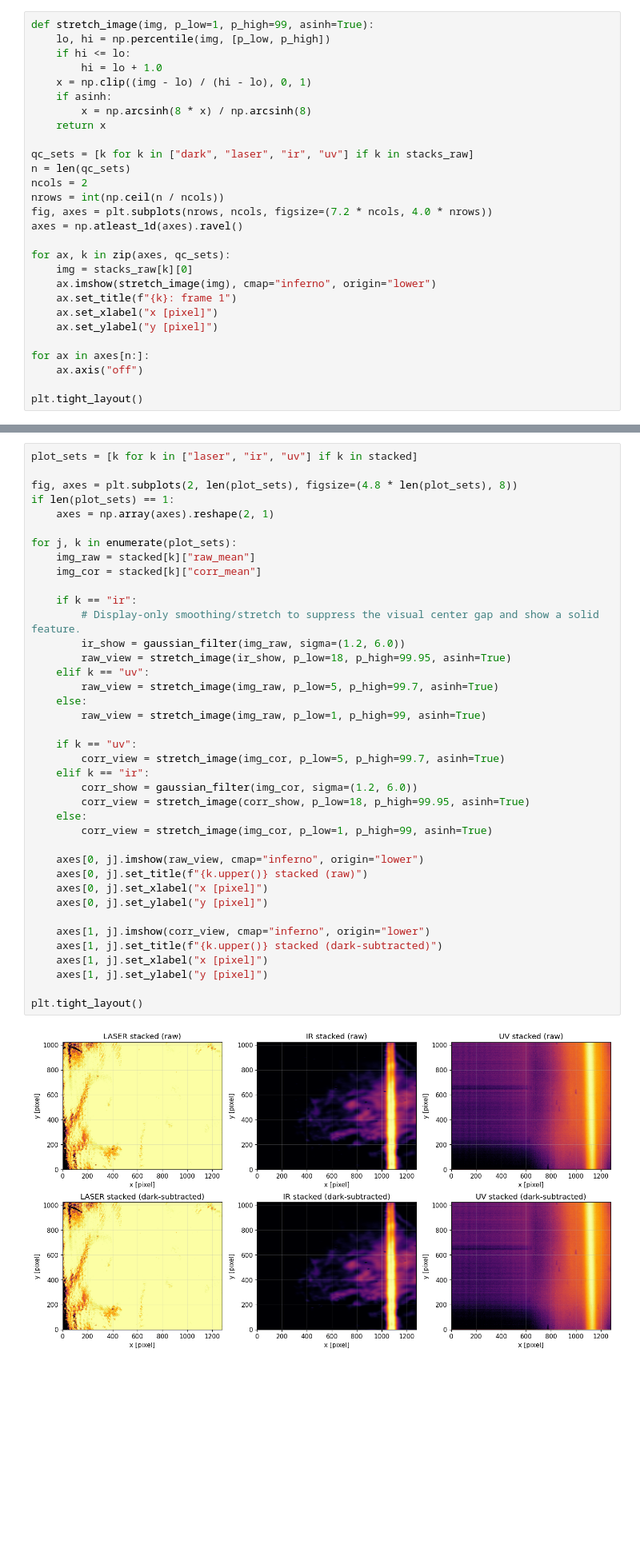
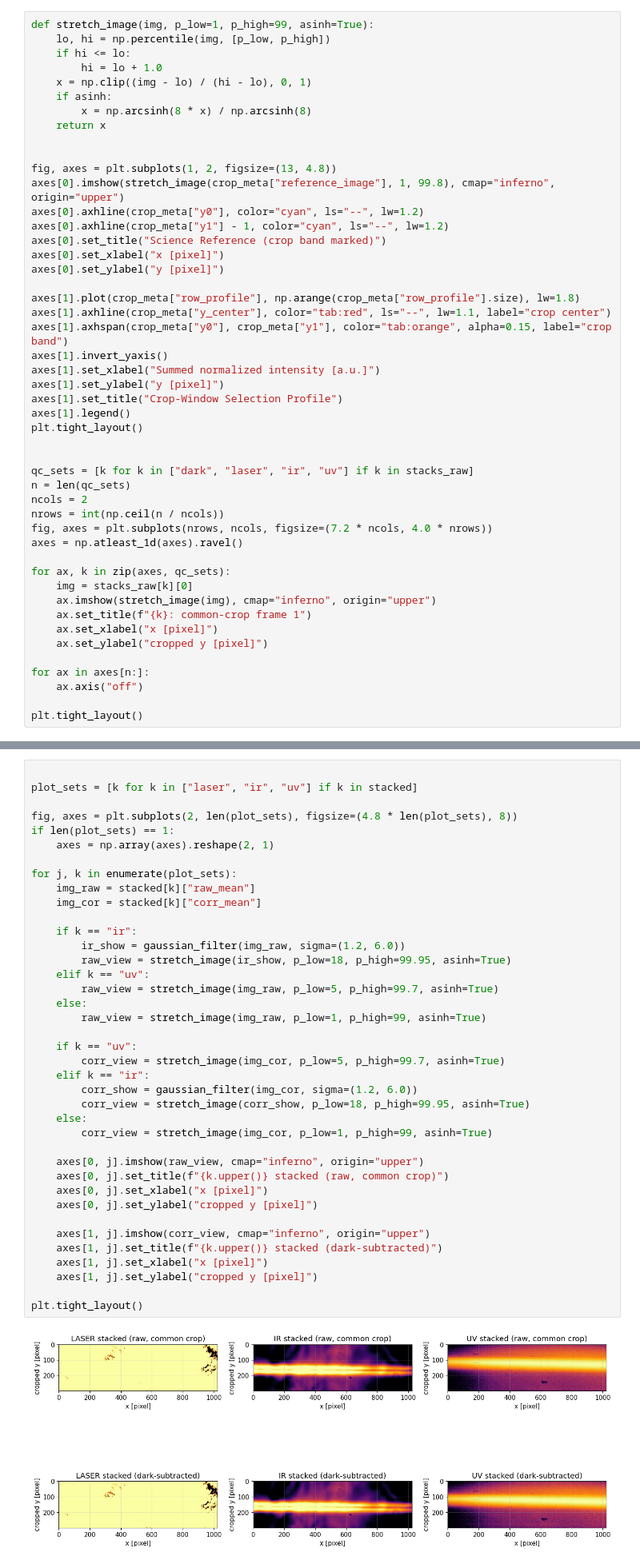
Before and after one commit to JensenDABHOY/Flatsat-Dissertation-Code, a Jupyter notebook: spectrometer_characterization_from_tiffs.ipynb, the cells around one changed output, grey strips where cells are left out. Shown at 80% size. Drawn from its saved outputs; the diff is of its cells as text; blank space fills up the shorter version.

```diff
--- a/spectrometer_characterization_from_tiffs.ipynb
+++ b/spectrometer_characterization_from_tiffs.ipynb
@@ -282,6 +271,26 @@ def stretch_image(img, p_low=1, p_high=99, asinh=True):
         x = np.arcsinh(8 * x) / np.arcsinh(8)
     return x
 
+
+fig, axes = plt.subplots(1, 2, figsize=(13, 4.8))
+axes[0].imshow(stretch_image(crop_meta["reference_image"], 1, 99.8), cmap="inferno", origin="upper")
+axes[0].axhline(crop_meta["y0"], color="cyan", ls="--", lw=1.2)
+axes[0].axhline(crop_meta["y1"] - 1, color="cyan", ls="--", lw=1.2)
+axes[0].set_title("Science Reference (crop band marked)")
+axes[0].set_xlabel("x [pixel]")
+axes[0].set_ylabel("y [pixel]")
+
+axes[1].plot(crop_meta["row_profile"], np.arange(crop_meta["row_profile"].size), lw=1.8)
+axes[1].axhline(crop_meta["y_center"], color="tab:red", ls="--", lw=1.1, label="crop center")
+axes[1].axhspan(crop_meta["y0"], crop_meta["y1"], color="tab:orange", alpha=0.15, label="crop band")
+axes[1].invert_yaxis()
+axes[1].set_xlabel("Summed normalized intensity [a.u.]")
+axes[1].set_ylabel("y [pixel]")
+axes[1].set_title("Crop-Window Selection Profile")
+axes[1].legend()
+plt.tight_layout()
+
+
 qc_sets = [k for k in ["dark", "laser", "ir", "uv"] if k in stacks_raw]
 n = len(qc_sets)
 ncols = 2
@@ -291,10 +300,10 @@ axes = np.atleast_1d(axes).ravel()
 
 for ax, k in zip(axes, qc_sets):
     img = stacks_raw[k][0]
-    ax.imshow(stretch_image(img), cmap="inferno", origin="lower")
-    ax.set_title(f"{k}: frame 1")
+    ax.imshow(stretch_image(img), cmap="inferno", origin="upper")
+    ax.set_title(f"{k}: common-crop frame 1")
     ax.set_xlabel("x [pixel]")
-    ax.set_ylabel("y [pixel]")
+    ax.set_ylabel("cropped y [pixel]")
 
 for ax in axes[n:]:
     ax.axis("off")
@@ -523,44 +539,44 @@ The panels compare raw stacked images against dark-subtracted stacked images.
 # %%
+
 plot_sets = [k for k in ["laser", "ir", "uv"] if k in stacked]
 
 fig, axes = plt.subplots(2, len(plot_sets), figsize=(4.8 * len(plot_sets), 8))
 if len(plot_sets) == 1:
     axes = np.array(axes).reshape(2, 1)
 
 for j, k in enumerate(plot_sets):
     img_raw = stacked[k]["raw_mean"]
     img_cor = stacked[k]["corr_mean"]
 
     if k == "ir":
-        # Display-only smoothing/stretch to suppress the visual center gap and show a solid feature.
         ir_show = gaussian_filter(img_raw, sigma=(1.2, 6.0))
         raw_view = stretch_image(ir_show, p_low=18, p_high=99.95, asinh=True)
     elif k == "uv":
         raw_view = stretch_image(img_raw, p_low=5, p_high=99.7, asinh=True)
     else:
         raw_view = stretch_image(img_raw, p_low=1, p_high=99, asinh=True)
 
     if k == "uv":
         corr_view = stretch_image(img_cor, p_low=5, p_high=99.7, asinh=True)
     elif k == "ir":
         corr_show = gaussian_filter(img_cor, sigma=(1.2, 6.0))
         corr_view = stretch_image(corr_show, p_low=18, p_high=99.95, asinh=True)
     else:
         corr_view = stretch_image(img_cor, p_low=1, p_high=99, asinh=True)
 
-    axes[0, j].imshow(raw_view, cmap="inferno", origin="lower")
-    axes[0, j].set_title(f"{k.upper()} stacked (raw)")
+    axes[0, j].imshow(raw_view, cmap="inferno", origin="upper")
+    axes[0, j].set_title(f"{k.upper()} stacked (raw, common crop)")
     axes[0, j].set_xlabel("x [pixel]")
-    axes[0, j].set_ylabel("y [pixel]")
+    axes[0, j].set_ylabel("cropped y [pixel]")
 
-    axes[1, j].imshow(corr_view, cmap="inferno", origin="lower")
+    axes[1, j].imshow(corr_view, cmap="inferno", origin="upper")
     axes[1, j].set_title(f"{k.upper()} stacked (dark-subtracted)")
     axes[1, j].set_xlabel("x [pixel]")
-    axes[1, j].set_ylabel("y [pixel]")
+    axes[1, j].set_ylabel("cropped y [pixel]")
 
 plt.tight_layout()
 # %% [output]
-[figure, old version]
+[figure, new version]
 # %% [markdown]
 
 ## 9) Histogram Analysis (Raw vs Dark-Subtracted)
```
Also changed, not shown: parts of 27 cells of this notebook, 1 other file.
